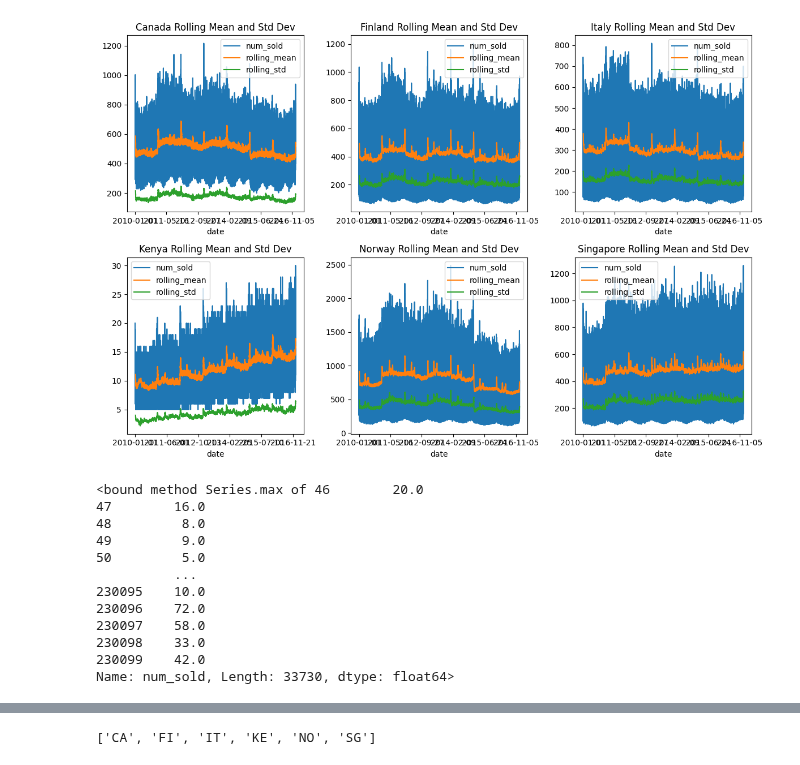
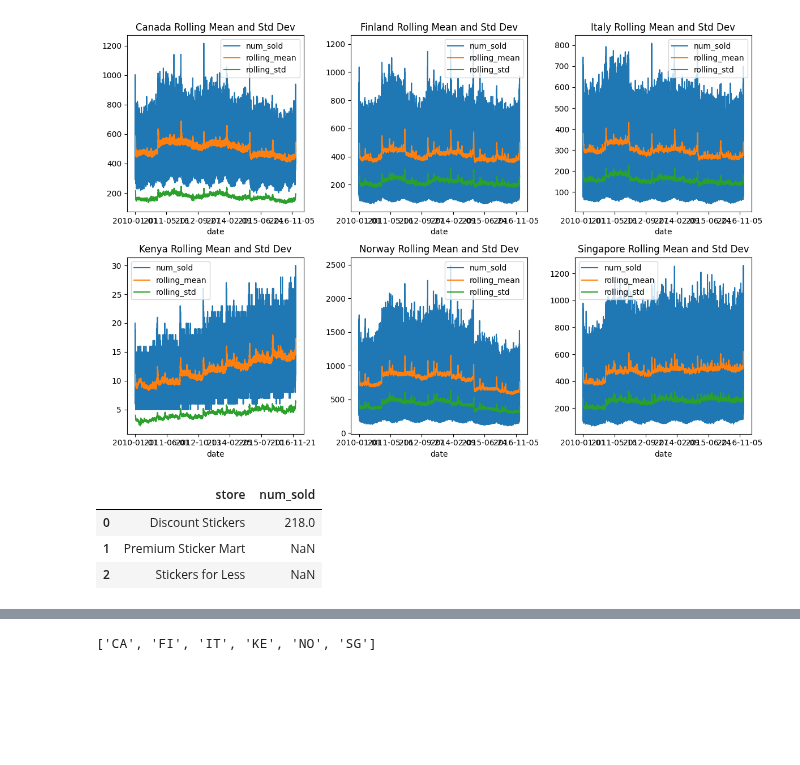
Before and after one commit to warut/kaggle, a Jupyter notebook: forecasting-sale-sticker.ipynb, the cells around one changed output, grey strips where cells are left out. Cells and saved outputs as stored; diff of their text form; code cells hidden in the pictures; blank space fills up the shorter version.

```diff
--- a/forecasting-sale-sticker.ipynb
+++ b/forecasting-sale-sticker.ipynb
@@ -291,19 +291,10 @@ plt.tight_layout()
 plt.show()
 # %% [output]
 [figure]
-# %%
-test=df_train.dropna()
-test[test['country']=='Kenya']['num_sold'].max
-# %% [output]
-<bound method Series.max of 46        20.0
-47        16.0
-48         8.0
-49         9.0
-50         5.0
-          ...
-230095    10.0
-230096    72.0
-230097    58.0
-230098    33.0
-230099    42.0
-Name: num_sold, Length: 33730, dtype: float64>
+# %%
+df_train.loc[df_train['country']=='Canada',['store','num_sold']].mode()
+# %% [output]
+|  | store | num_sold |
+| 0 | Discount Stickers | 218.0 |
+| 1 | Premium Sticker Mart | NaN |
+| 2 | Stickers for Less | NaN |
```
Also changed, not shown: parts of 9 cells of this notebook.
